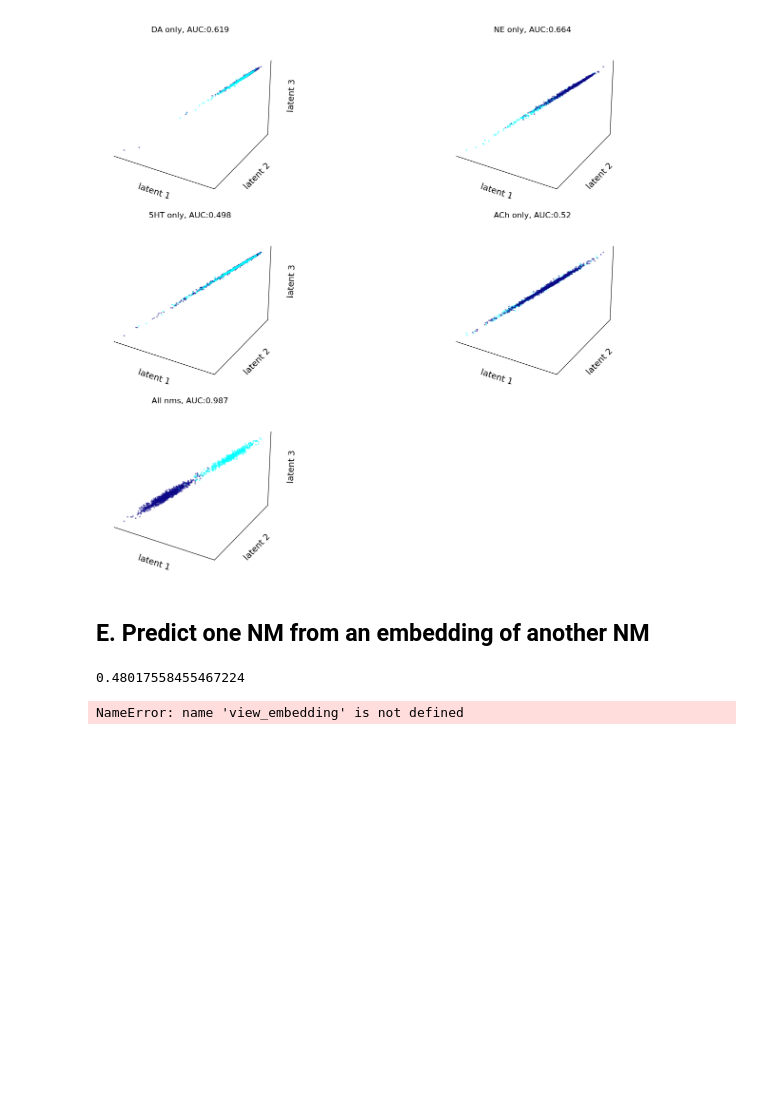
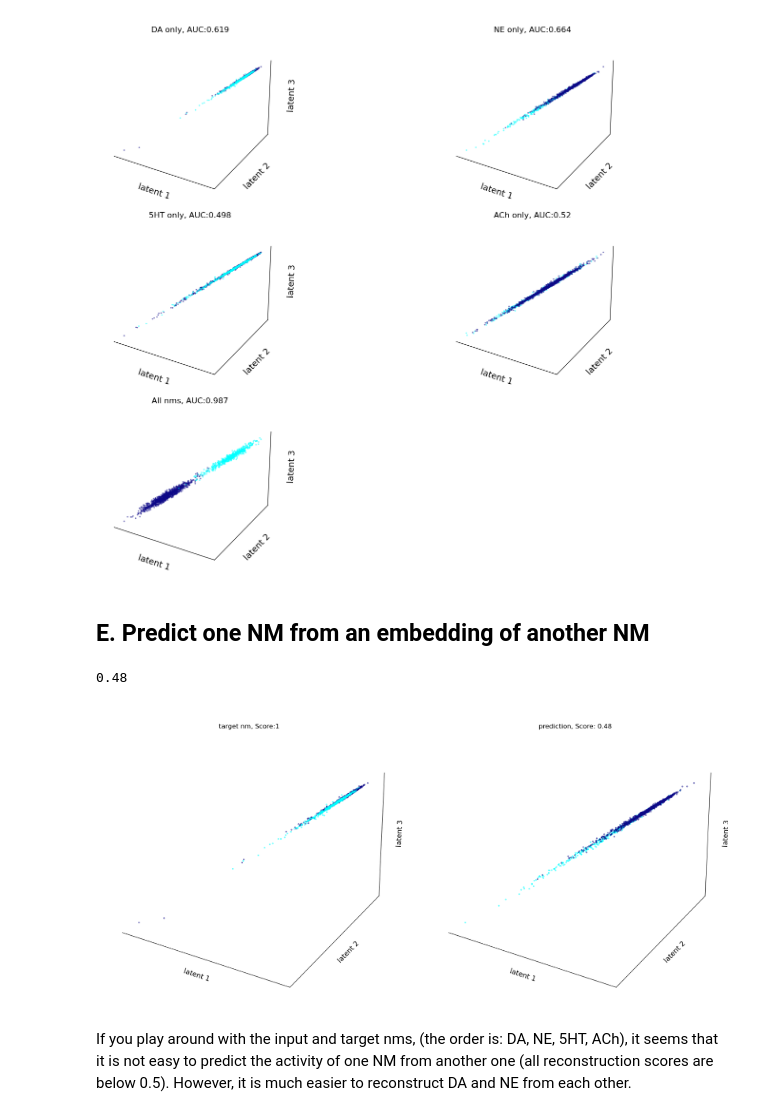
Before and after one commit to BrianNGitahi/CEBRA_Pack, a Jupyter notebook: notebooks/NM_prediction.ipynb, the cells around one changed output. Drawn from its saved outputs; the diff is of its cells as text; code cells hidden in the pictures; blank space fills up the shorter version.

Commit message:
nm predictions

```diff
--- a/notebooks/NM_prediction.ipynb
+++ b/notebooks/NM_prediction.ipynb
@@ -187,7 +187,7 @@ time_embeddings, behaviour_embeddings = multi_embed_NMs(all_nms=formatted_nms, i
 Now let's view the embeddings and compare them with those generated from independent CEBRA models.
 # %%
 # define a function to view the embeddings
-def view(time_embedding, behaviour_embedding, labels, label_classes, size=5):
+def view(time_embedding, behaviour_embedding, labels, label_classes, scores=None, titles=["Time embedding", "Behaviour embedding"], size=5):
 
     # create a figure and make the plots
     fig = plt.figure(figsize=(17,8))
@@ -216,14 +216,19 @@ def view(time_embedding, behaviour_embedding, labels, label_classes, size=5):
     # colour maps
     colours = ['cool', 'plasma', 'spring']
 
+    embeddings = [time_embedding, behaviour_embedding]
+
+    if scores == None:
+        scores, errors = np.round(cp.get_auc(embeddings, labels),3)
+
     # plot the time embedding
-    cebra.plot_embedding(embedding=time_embedding[label_classes[0],:], embedding_labels=labels[label_classes[0]],ax=ax81, markersize=size, title='Time embedding', cmap=colours[0])
-    cebra.plot_embedding(embedding=time_embedding[label_classes[1],:], embedding_labels=labels[label_classes[1]],ax=ax81, markersize=size, title='Time embedding, AUC: {}'.format(np.round(mean_scores[0],2)), cmap=colours[1])
+    cebra.plot_embedding(embedding=time_embedding[label_classes[0],:], embedding_labels=labels[label_classes[0]],ax=ax81, markersize=size, title=titles[0], cmap=colours[0])
+    cebra.plot_embedding(embedding=time_embedding[label_classes[1],:], embedding_labels=labels[label_classes[1]],ax=ax81, markersize=size, title= f'{titles[0]}, Score:{scores[0]}', cmap=colours[1])
 
 
     # plot the behaviour embedding
-    cebra.plot_embedding(embedding=behaviour_embedding[label_classes[0],:], embedding_labels=labels[label_classes[0]],ax=ax82, markersize=size, title='Behaviour embedding', cmap=colours[0],)
-    cebra.plot_embedding(embedding=behaviour_embedding[label_classes[1],:], embedding_labels=labels[label_classes[1]],ax=ax82,markersize=size, title='Behaviour embedding, AUC: {}'.format(np.round(mean_scores[1],2)),  cmap=colours[1])
+    cebra.plot_embedding(embedding=behaviour_embedding[label_classes[0],:], embedding_labels=labels[label_classes[0]],ax=ax82, markersize=size, title=titles[1], cmap=colours[0],)
+    cebra.plot_embedding(embedding=behaviour_embedding[label_classes[1],:], embedding_labels=labels[label_classes[1]],ax=ax82,markersize=size, title= f'{titles[1]}, Score: {scores[1]}',  cmap=colours[1])
 
     gs.tight_layout(figure=fig)
 # %%
@@ -290,11 +295,14 @@ target_nm = behaviour_embeddings[0]
 input_nm = behaviour_embeddings[1]
 # %%
 score, prediction = cp.reconstruction_score(input_nm, target_nm)
-# %%
-score
-# %% [output]
-0.48017558455467224
-# %%
-view_embedding(input_nm, target_nm)
-# %% [output]
-NameError: name 'view_embedding' is not defined
+# %%
+score = np.round(score,3)
+score
+# %% [output]
+0.48
+# %%
+view(target_nm, prediction, labels=reward_labels, label_classes=[rewarded, unrewarded], scores=[1,score], titles=['target nm', 'prediction'])
+# %% [output]
+[figure, added]
+# %% [markdown]
+If you play around with the input and target nms, (the order is: DA, NE, 5HT, ACh), it seems that it is not easy to predict the activity of one NM from another one (all reconstruction scores are below 0.5). However, it is much easier to reconstruct DA and NE from each other.
```
